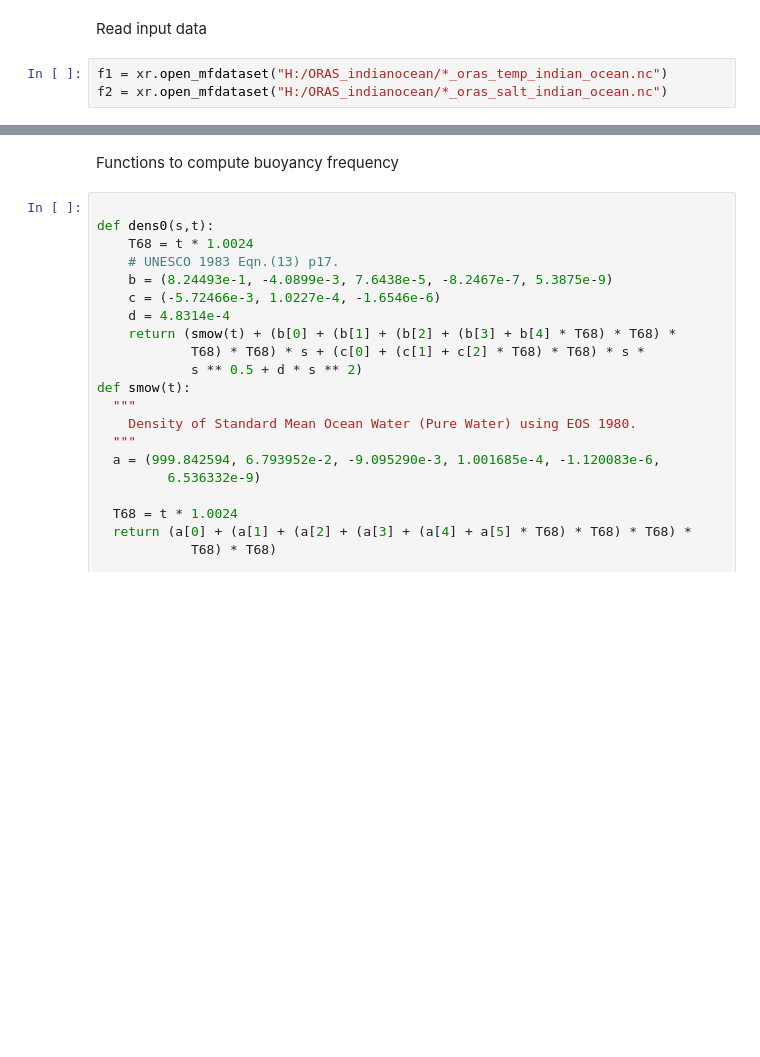
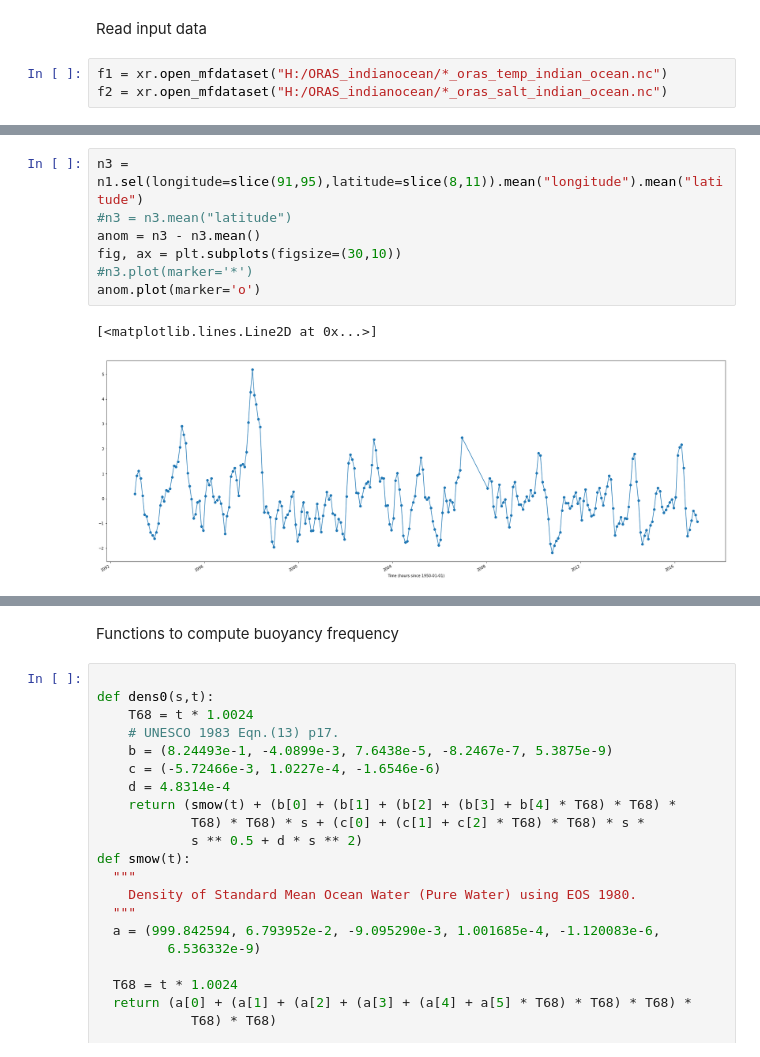
Before and after one commit to Yadidya5/interannual-variability-IT-Andaman-Sea, a Jupyter notebook: ORAS_Data_Analysis.ipynb, the cells around one changed output, grey strips where cells are left out. Cells and saved outputs as stored; diff of their text form; blank space fills up the shorter version.

```diff
--- a/ORAS_Data_Analysis.ipynb
+++ b/ORAS_Data_Analysis.ipynb
@@ -49,0 +37,10 @@ array([[[ 3.952181 ,  3.952181 ,  3.952181 , ..., 10.878532 ,
+# %%
+n3 = n1.sel(longitude=slice(91,95),latitude=slice(8,11)).mean("longitude").mean("latitude")
+#n3 = n3.mean("latitude")
+anom = n3 - n3.mean()
+fig, ax = plt.subplots(figsize=(30,10))
+#n3.plot(marker='*')
+anom.plot(marker='o')
+# %% [output]
+[<matplotlib.lines.Line2D at 0x...>]
+[figure, added]
```
Also changed, not shown: parts of 4 cells of this notebook.
